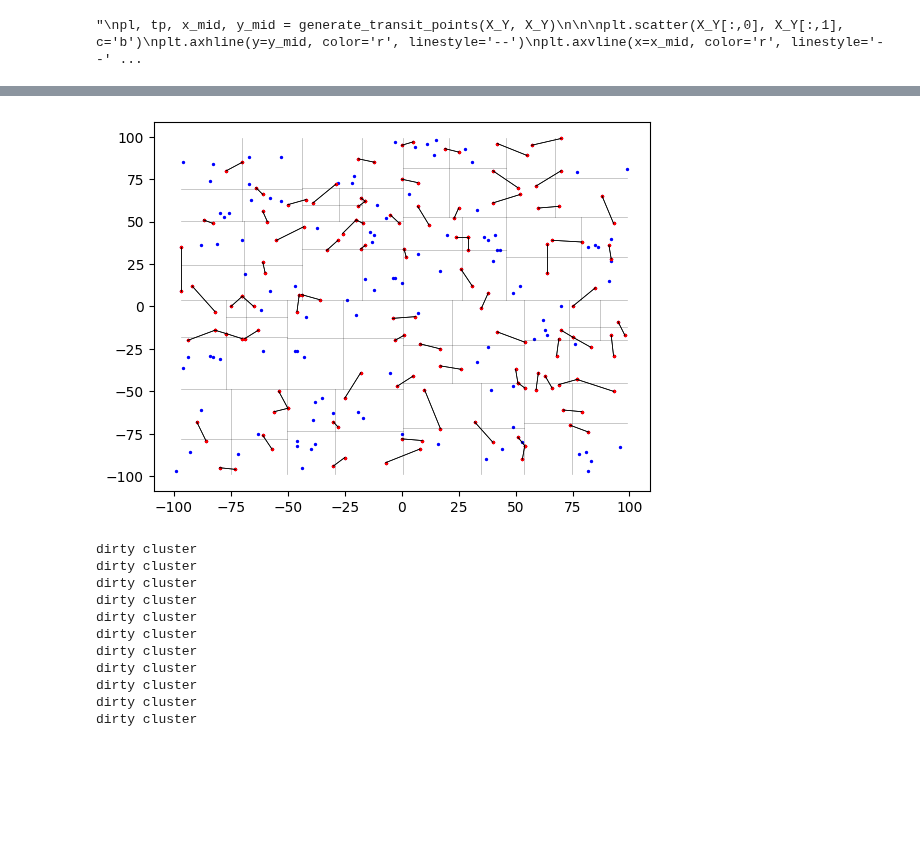
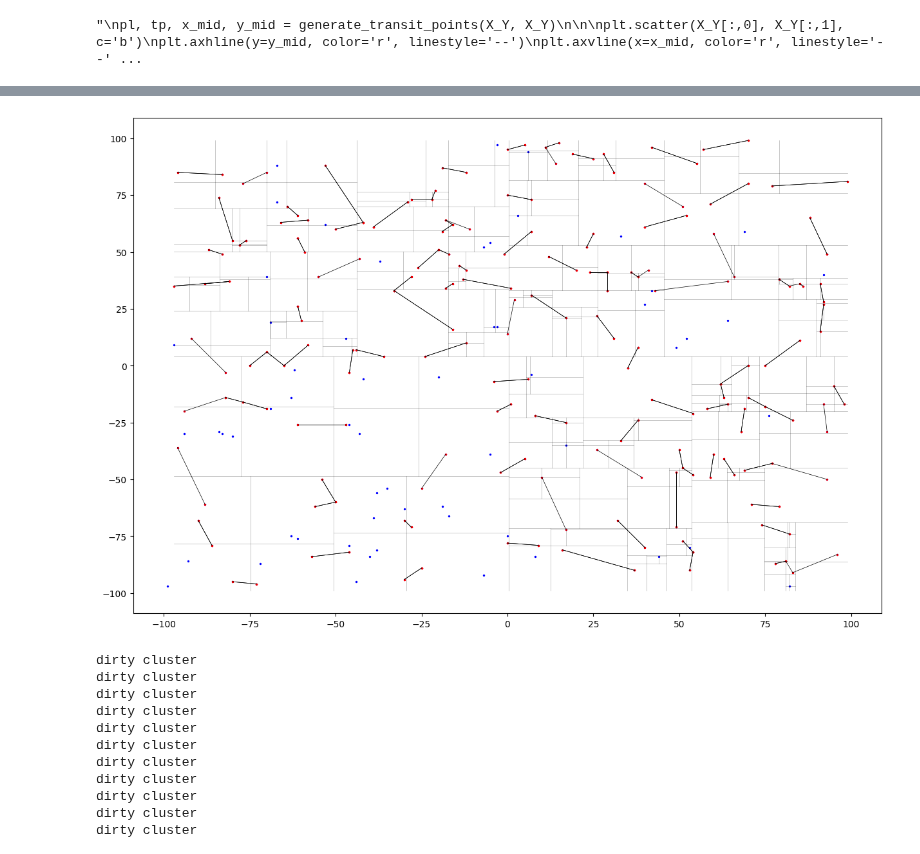
Before and after one commit to sangmin-yoo/TAXI, a Jupyter notebook: Large-Scale-Ising_graph_partition.ipynb, the cells around one changed output, grey strips where cells are left out. Cells and saved outputs as stored; diff of their text form; code cells hidden in the pictures; blank space fills up the shorter version.

Commit message:
changed transit point heuristic, decided to completely overhaul splitting method

```diff
--- a/Large-Scale-Ising_graph_partition.ipynb
+++ b/Large-Scale-Ising_graph_partition.ipynb
@@ -86,9 +86,12 @@ print("Problem : " + x)
 X_coord = np.array(tsp_database[x][0])
 Y_coord = np.array(tsp_database[x][1])
 X_Y = np.array(list(zip(X_coord,Y_coord))).reshape(len(X_coord),2)
+plt.figure(figsize=(15,10))
 plt.plot()
 plt.title('Cities in ' + x)
 plt.scatter(X_coord, Y_coord)
+for idx, (x, y) in enumerate(X_Y):
+    plt.text(x, y, str(idx), fontsize=9, ha='right', va='bottom', color='blue')
 plt.show()
 # %% [output]
 Problem : gil262
@@ -293,11 +394,13 @@ def recurse_graph(global_array, points_info, transit_point_master, partitions, r
     x/y_reference frame is a 3-tuple only for visualization purposes. (for the gridding that is happening)
     '''
     for i, p in enumerate(points_info):
-        if p[2] == False:
-            p_new, _, x_mid, y_mid = generate_transit_points(global_array, p[0], transit_point_master, ising_size)
+        if p[1] == False:
+            p_new, _, transit_point_master, x_mid, y_mid = generate_transit_points(global_array, p[0], transit_point_master, ising_size)
+            '''
             for p_nest in p_new:
+
                 if p_nest[2] == True:
-                    '''
+
                     plt.figure()
                     plt.xlim(-120, 120)
                     plt.ylim(-120, 120)
@@ -309,9 +412,9 @@ def recurse_graph(global_array, points_info, transit_point_master, partitions, r
                         y_coords = [X_Y[p1, 1], X_Y[p2, 1]]
                         plt.scatter(x_coords, y_coords, c='r')
                         plt.plot(x_coords, y_coords, color='black')
-                    '''
-                transit_point_master.extend(p_nest[1])
 
+                #transit_point_master.extend(p_nest[1])
+            '''
             x_ref, x_ref_min, x_ref_max, y_ref, y_ref_min, y_ref_max = reference_frame
 
             if i == 0:
@@ -343,6 +446,6 @@ def recurse_graph(global_array, points_info, transit_point_master, partitions, r
 partitions = []
 transit_point_master = []
 
-initial_points_info = [(X_Y, [], False)]
+initial_points_info = [(X_Y, False)]
 
 transit_point_master, partitions = recurse_graph(X_Y, initial_points_info, transit_point_master, partitions)
@@ -349,31 +470,32 @@ transit_point_master, partitions = recurse_graph(X_Y, initial_points_info, trans
 # %%
 x_max = max(X_Y[:,0])
 x_min = min(X_Y[:,0])
 y_max = max(X_Y[:,1])
 y_min = min(X_Y[:,1])
+plt.figure(figsize=(15,10))
 #partitions = partitions[:6]
 plt.scatter(X_Y[:,0], X_Y[:,1], c='b', s=2)
 for i in range(len(transit_point_master)):
     p1, p2 = transit_point_master[i]
     x_coords = [X_Y[p1, 0], X_Y[p2, 0]]
     y_coords = [X_Y[p1, 1], X_Y[p2, 1]]
     plt.scatter(x_coords, y_coords, c='r', s=2)
     plt.plot(x_coords, y_coords, color='black', linewidth=0.5)
 
 for t  in partitions:
     x, x1, x2, y, y1, y2 = t
     if x1 == None:
         x1 = x_min
     if x2 == None:
         x2 = x_max
     if y1 == None:
         y1 = y_min
     if y2 == None:
         y2 = y_max
     plt.plot([x, x], [x1, x2], color='black', linewidth=0.5, alpha = 0.3)
     plt.plot([y1, y2], [y, y], color='black', linewidth=0.5, alpha = 0.3)
 # %% [output]
-[figure, old version]
+[figure, new version]
 # %%
 ## sys2_cities has [hierarchies where the sub-cluster belongs, Center X/Y coordinates of the sub-cluster, Cities X/Y coordinates in the sub-cluster]
 ## sys2_centers has [hierarchies where the sub-cluster belongs, Center X/Y coordinates of the sub-cluster]
```
Also changed, not shown: parts of 3 cells of this notebook.
